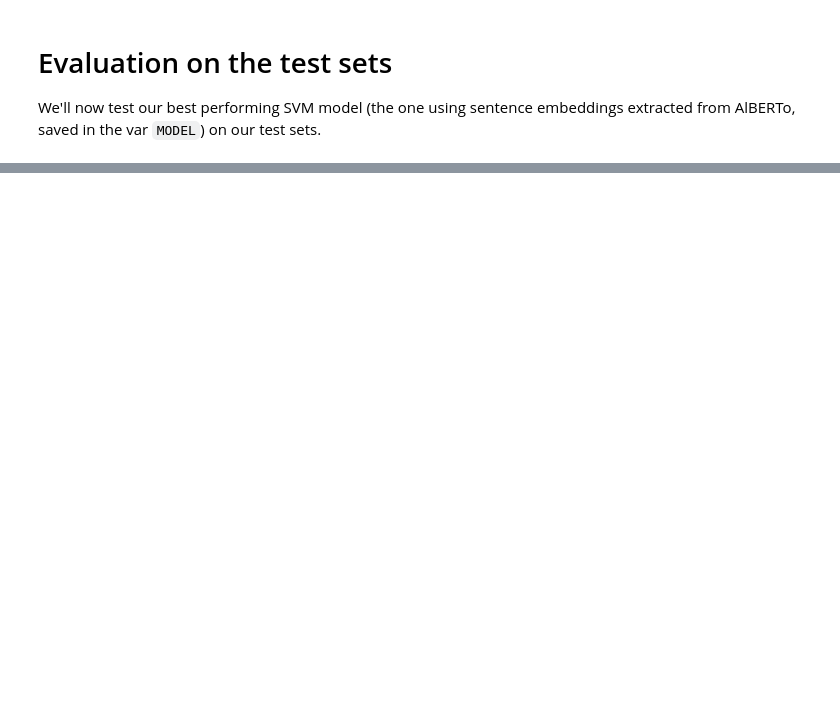
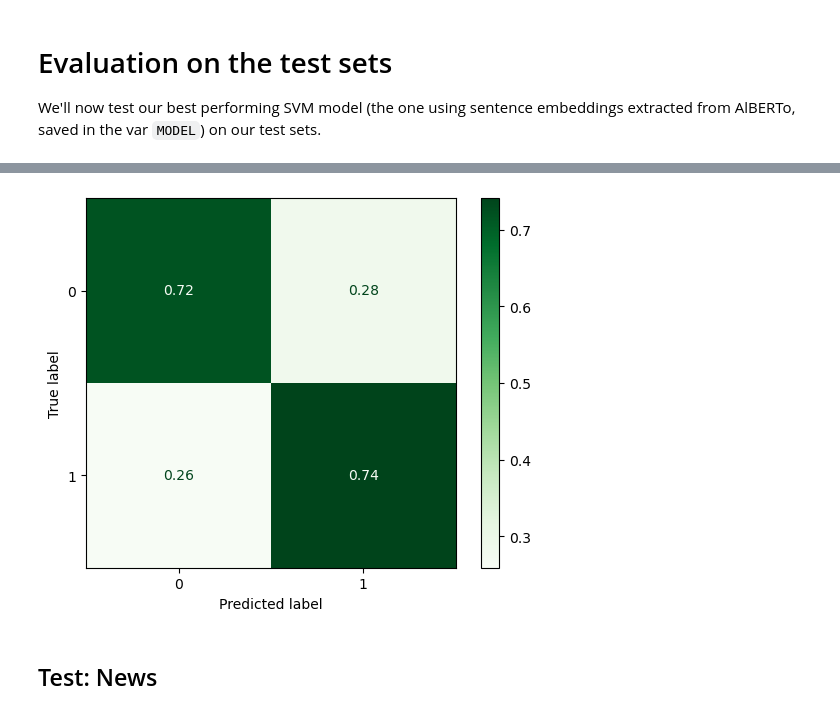
Before and after one commit to g-fabiani4-unipi/txa_project, a Jupyter notebook: src/Classification_with_word_embeddings.ipynb, the cells around one changed output, grey strips where cells are left out. Saved outputs shown, nothing was run; the diff lists cells and outputs as text; code cells hidden in the pictures; blank space fills up the shorter version.

Commit message:
Test of the best model (alberto sent pool)
Added test

```diff
--- a/src/Classification_with_word_embeddings.ipynb
+++ b/src/Classification_with_word_embeddings.ipynb
@@ -1016,0 +1043,8 @@ with open(results_path / pickle_test_news, 'rb') as infile:
+# %%
+#Features
+embeddings_df_test_tweets = pd.read_csv(results_path / 'alberto_sent_embs_pooled_test-tweets.csv', index_col=0)
+embeddings_df_test_news = pd.read_csv(results_path / 'alberto_sent_embs_pooled_test-news.csv', index_col=0)
+# %%
+#Labels
+all_labels_test_tweets = create_label_list(loaded_test_tweets)
+all_labels_test_news = create_label_list(loaded_test_news)
@@ -1016,0 +1053,5 @@ with open(results_path / pickle_test_news, 'rb') as infile:
+# %%
+test_X = embeddings_df_test_tweets
+test_Y = all_labels_test_tweets
+# %%
+test_preds = MODEL.predict(test_X)
@@ -1016,0 +1069,7 @@ with open(results_path / pickle_test_news, 'rb') as infile:
+# %%
+ConfusionMatrixDisplay.from_predictions(y_true=test_Y, y_pred=test_preds, cmap='Greens', normalize='true')
+plt.show()
+# %% [output]
+[figure, added]
+# %% [markdown]
+## Test: News
```
Also changed, not shown: parts of 43 cells of this notebook, 2 other files.
